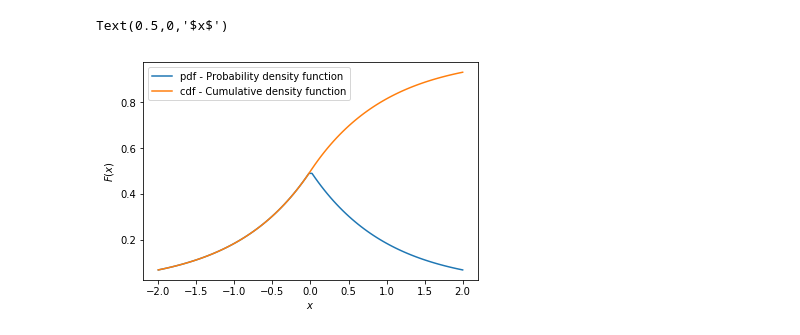
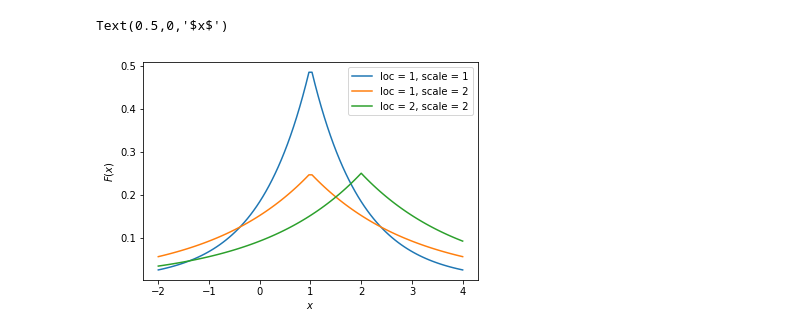
Before and after one commit to olgamonahova/python, a Jupyter notebook: Статистика ДЗ 1.ipynb, the cells around one changed output. Cells and saved outputs as stored; diff of their text form; code cells hidden in the pictures.

```diff
--- a/Статистика ДЗ 1.ipynb
+++ b/Статистика ДЗ 1.ipynb
@@ -58,18 +110,24 @@ Text(0.5,0,'$x$')
 # %%
 # распределение Лапласа, которого не было в лекции
 
-laplace_rv = sts.laplace
-x = np.linspace(-2,2,100)
+laplace_rv11 = sts.laplace(loc = 1, scale = 1)
+laplace_rv12 = sts.laplace(loc = 1, scale = 2)
+laplace_rv22 = sts.laplace(loc = 2, scale = 2)
 
-cdf = laplace_rv.cdf(x)
-pdf = laplace_rv.pdf(x)
+x = np.linspace(-2,4,100)
 
-plt.plot(x, pdf)
-plt.plot(x, cdf)
+pdf1 = laplace_rv11.pdf(x)
+pdf2 = laplace_rv12.pdf(x)
+pdf3 = laplace_rv22.pdf(x)
 
-plt.legend(['pdf - Probability density function',  'cdf - Cumulative density function'])
+plt.plot(x, pdf1)
+plt.plot(x, pdf2)
+plt.plot(x, pdf3)
+
+
+plt.legend(['loc = 1, scale = 1',  'loc = 1, scale = 2', 'loc = 2, scale = 2'])
 plt.ylabel('$F(x)$')
 plt.xlabel('$x$')
 # %% [output]
 Text(0.5,0,'$x$')
-[figure, old version]
+[figure, new version]
```
Also changed, not shown: parts of 8 cells of this notebook.
